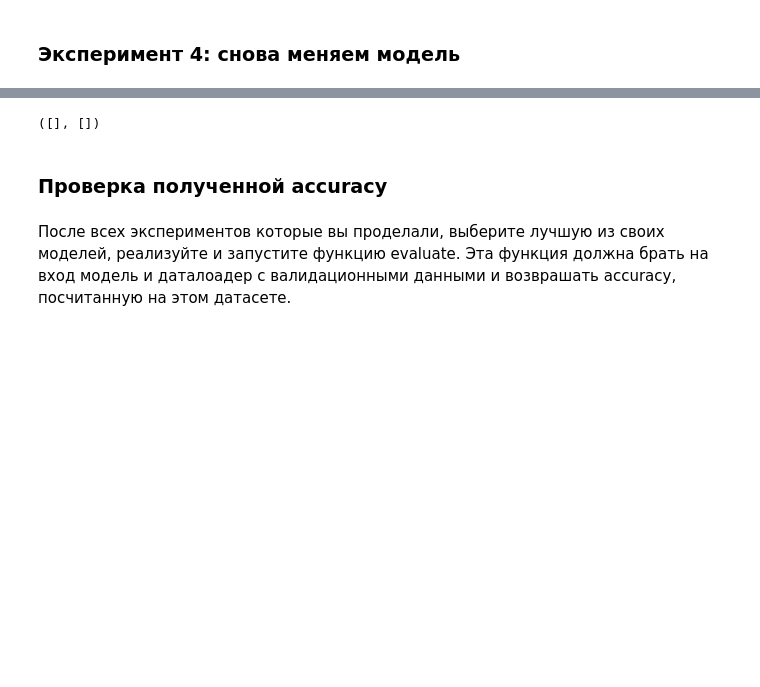
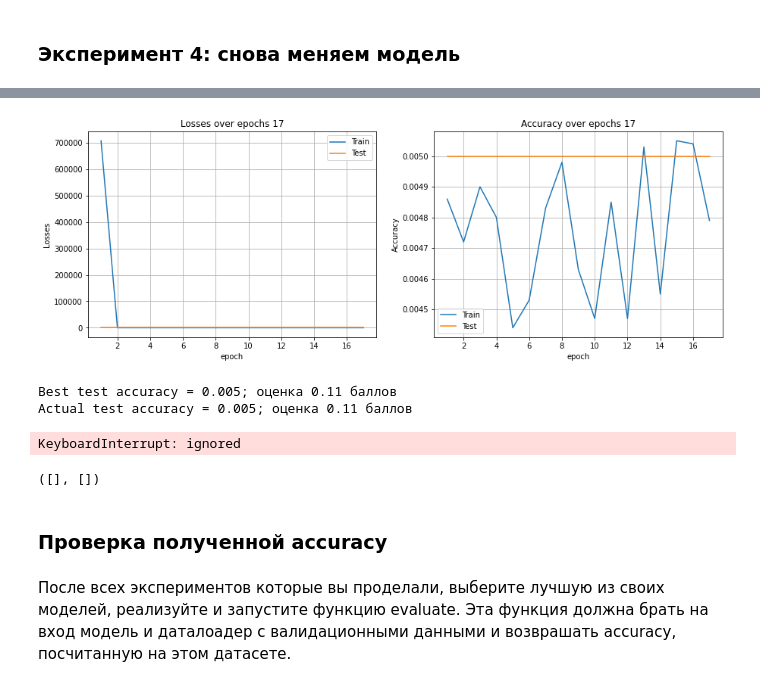
Before and after one commit to kirtis26/ML, a Jupyter notebook: №2. CNN.ipynb, the cells around one changed output, grey strips where cells are left out. Saved outputs shown, nothing was run; the diff lists cells and outputs as text; code cells hidden in the pictures; blank space fills up the shorter version.

```diff
--- a/№2. CNN.ipynb
+++ b/№2. CNN.ipynb
@@ -355,3 +357,13 @@ Trainer.run(train_loader, val_loader)
+# %%
+model = ConvNetVer3().to(device)
+optimizer = torch.optim.Adam(model.parameters(), lr=1e-2)
+Trainer = Coach(model, optimizer, criterion, device, num_epochs=num_epochs)
+Trainer.run(train_loader, val_loader)
+# %% [output]
+[figure, added]
+Best test accuracy = 0.005; оценка 0.11 баллов
+Actual test accuracy = 0.005; оценка 0.11 баллов
+KeyboardInterrupt: ignored
 # %%
 Trainer.train_losses, Trainer.test_losses
 # %% [output]
```
Also changed, not shown: parts of 7 cells of this notebook.
